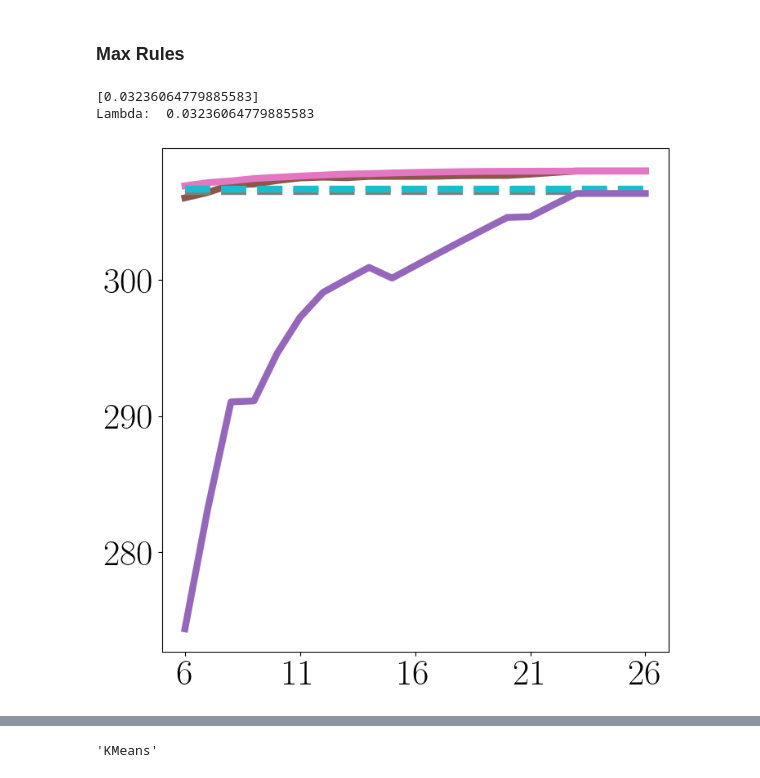
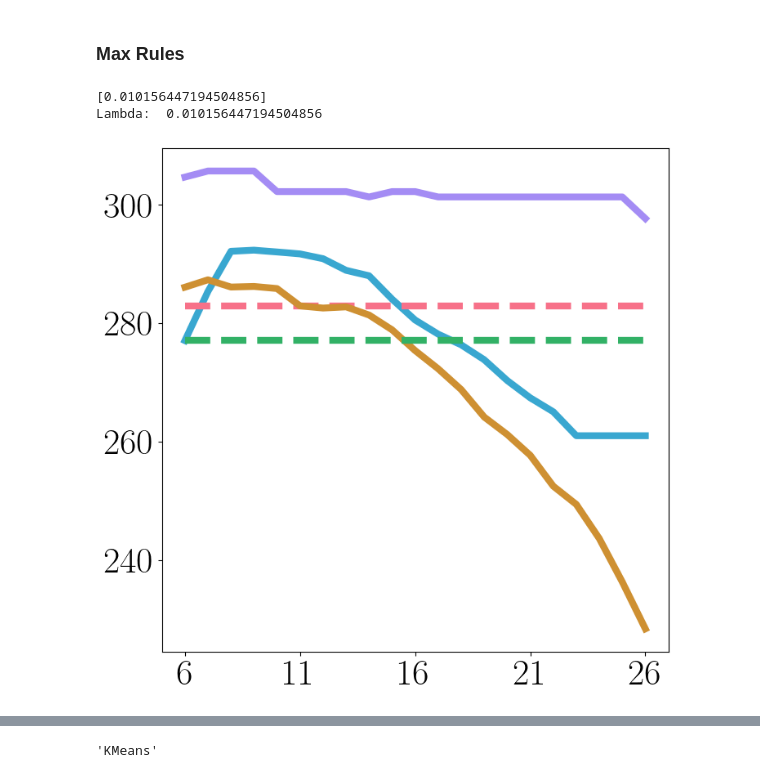
Before and after one commit to kevinqnb/interpretable-clustering, a Jupyter notebook: examples/experiments.ipynb, the cells around one changed output, grey strips where cells are left out. Saved outputs shown, nothing was run; the diff lists cells and outputs as text; code cells hidden in the pictures.

```diff
--- a/examples/experiments.ipynb
+++ b/examples/experiments.ipynb
@@ -96,7 +94,7 @@ objective_cost_reward_dict = {
     'total-coverage-mistake': {'reward': 'total-coverage', 'cost': 'mistakes', 'alpha': 'alpha_mistakes'},
     'coverage-cost': {'reward': 'cluster-coverage', 'cost': 'rule-clustering-cost', 'alpha': 'alpha_rule_clustering_cost'},
     'total-coverage-cost': {'reward': 'total-coverage', 'cost': 'rule-clustering-cost', 'alpha': 'alpha_rule_clustering_cost'},
-    'total-coverage-rule-cost': {'reward': 'total-coverage', 'cost': 'rule-mean-cost', 'alpha': 'alpha_rule_mean_cost'},
+    'total-coverage-cost-unsupervised': {'reward': 'total-coverage', 'cost': 'rule-mean-cost', 'alpha': 'alpha_rule_mean_cost'},
 }
 
 selected_lambdas = {}
@@ -115,7 +113,6 @@ for module in lambda_dict['modules']:
     y = np.array([lambda_dict['modules'][module][reward][str(l)] for l in z])
     rl = np.array([lambda_dict['modules'][module]['sum-rule-length'][str(l)] for l in z])
 
-    '''
     if x[0] == 0:
         A = np.inf
     else:
@@ -125,14 +122,17 @@ for module in lambda_dict['modules']:
     for i, x_i in enumerate(x):
         y_i = y[i]
         if A == np.inf:
-            dists[i] = np.abs(x_i) # distance to vertical line
+            dists[i] = -1 * (x_i) # distance to vertical line
         else:
-            dists[i] = np.abs(A * x_i + B * y_i) / np.sqrt(B**2 + A**2)
+            dists[i] = -1 * (A * x_i + B * y_i) / np.sqrt(B**2 + A**2)
     best_lambda_idx = np.argmax(dists)
-    '''
 
-    obj_evals = y - z * (x + alpha * rl)
-    best_lambda_idx = np.argmax(obj_evals)
+    best_lambda_idx = 0
+
+    #obj_evals = y - z * (x + alpha * rl)
+    #best_lambda_idx = np.argmax(obj_evals)
+
+    #best_lambda_idx = np.argmax(z*y/x)
 
     best_lambda = z[best_lambda_idx]
 
@@ -141,7 +141,7 @@ for module in lambda_dict['modules']:
 print(selected_lambdas)
 
 # Save selected lambdas
-fname = "../data/experiments/" + dataset + "/lambdas/selected_lambdas_alpha_zero.json"
+fname = "../data/experiments/" + dataset + "/lambdas/selected_lambdas_alpha.json"
 with open(fname, 'w') as f:
     json.dump(selected_lambdas, f, indent=4)
 # %% [output]
@@ -261,7 +235,7 @@ array([259.61637477, 228.97127354, 224.58057362, 223.88468872,
 # %% [markdown]
 ### Max Rules
 # %%
-ref = '_alpha_zero'
+ref = '_alpha'
 fname = "../data/experiments/" + dataset + "/max_rules/exp" + ref + ".json"
 with open(fname, 'r') as f:
     experiment_dict = json.load(f)
@@ -274,15 +248,15 @@ objective_cost_reward_dict = {
     'total-coverage-mistake': {'reward': 'total-coverage', 'cost': 'mistakes', 'alpha': 'alpha_mistakes'},
     'coverage-cost': {'reward': 'cluster-coverage', 'cost': 'rule-clustering-cost', 'alpha': 'alpha_rule_clustering_cost'},
     'total-coverage-cost': {'reward': 'total-coverage', 'cost': 'rule-clustering-cost', 'alpha': 'alpha_rule_clustering_cost'},
-    'total-coverage-rule-cost': {'reward': 'total-coverage', 'cost': 'rule-mean-cost', 'alpha': 'alpha_rule_clustering_cost'},
+    'total-coverage-cost-unsupervised': {'reward': 'total-coverage', 'cost': 'rule-mean-cost', 'alpha': 'alpha_rule_clustering_cost'},
 }
 # %%
 # Load modules
 baseline_module = 'KMeans'
 
 #rule_miners = ['fim-uniform', 'fim-cluster', 'car-entropy', 'decision-tree', 'exkmc']
-rule_miners = ['exkmc']
-objective = 'total-coverage-cost'
+rule_miners = ['random-forest']
+objective = 'coverage-mistake'
 dscluster_objective_modules = [
     f'dscluster; {rm}; {objective}' for rm in rule_miners
 ]
@@ -298,11 +272,10 @@ print(dscluster_objective_module_lambdas)
 # Hopefully they are roughly similar, but the idea behind the maximum is to make sure
 # we are evaluating with a lambbda which satisfies the approximation guarantees for all modules.
 lambd = min(dscluster_objective_module_lambdas)
-#lambd = 0.12
 print("Lambda: ", lambd)
 # %% [output]
-[0.03236064779885583]
-Lambda:  0.03236064779885583
+[0.010156447194504856]
+Lambda:  0.010156447194504856
 # %%
 fig,ax = plt.subplots(1,1,figsize=(8,8))
 x = np.array(list(experiment_dict['modules'][dscluster_objective_modules[0]][reward].keys()))
@@ -317,35 +290,35 @@ for cmod in comparison_modules:
         x,
         obj_values,
         label=cmod,
         color=color_dict[cmod],
         linestyle=linestyle_dict[cmod],
         linewidth=6,
     )
 
 # DSCluster Modules:
 for dmod in dscluster_objective_modules:
     obj1 = np.array(list(experiment_dict['modules'][dmod][reward].values()))
     obj2 = np.array(list(experiment_dict['modules'][dmod][cost].values()))
     obj3 = np.array(list(experiment_dict['modules'][dmod]['sum-rule-length'].values()))
     obj_values = obj1 - lambd * (obj2 + alpha * obj3)
 
     dmod_name = dmod.rsplit(';', 1)[0]
     ax.plot(
         x,
         obj_values,
         label=dmod_name,
         color=color_dict[dmod_name],
         linestyle=linestyle_dict[dmod_name],
         linewidth=6,
     )
 
-#plt.savefig(
-#    "../figures/" + dataset + "/max_rules/" + reward + "_" + cost + ".png",
-#    bbox_inches='tight'
-#)
+plt.savefig(
+    "../figures/" + dataset + "/max_rules/" + reward + "_" + cost + "_" + rule_miners[0] + "_alpha.png",
+    bbox_inches='tight'
+)
 
 ax.xaxis.set_major_locator(MaxNLocator(nbins=5))
 #plt.ylabel('Objective Value')
 #plt.xlabel('Max Number of Rules')
 # %% [output]
-[figure, old version]
+[figure, new version]
```
Also changed, not shown: parts of 14 cells of this notebook, 55 other files.
